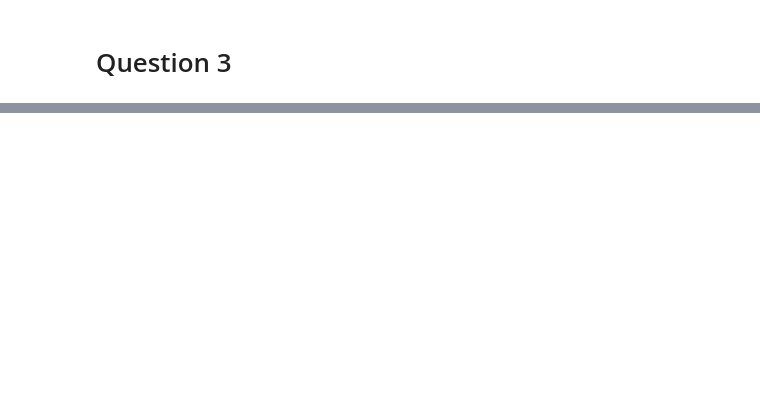
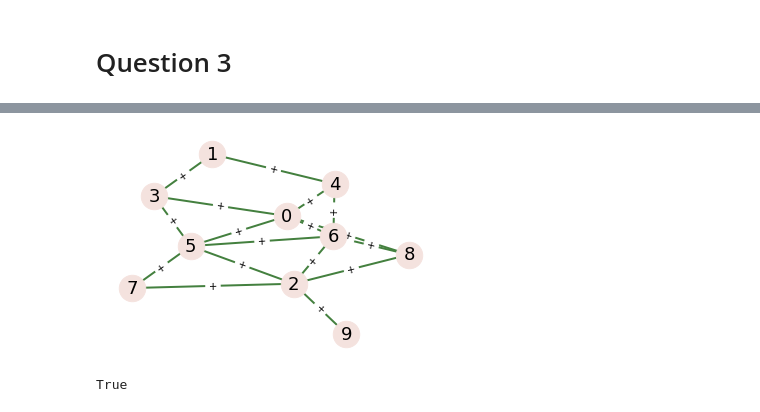
Before and after one commit to SagiPolaczek/Social-Network-TAU, a Jupyter notebook: Ex1/Ex1.ipynb, the cells around one changed output, grey strips where cells are left out. Drawn from its saved outputs; the diff is of its cells as text; code cells hidden in the pictures; blank space fills up the shorter version.

```diff
--- a/Ex1/Ex1.ipynb
+++ b/Ex1/Ex1.ipynb
@@ -198,5 +201,5 @@ Requirement already satisfied: unionfind in /Users/sagipolaczek/opt/anaconda3/li
 def set_random_signs_to_edges(G, p):
     signs_dict = {edge:'+' if (p>np.random.rand(1)[0]) else '-' for edge in G.edges}
     nx.set_edge_attributes(G, signs_dict, "sign")
-    return G
+    return signs_dict, G
 # %%
@@ -246,5 +232,31 @@ def check_balance(G, draw_SCC=False):
 
     return is_bipartite(SCC_graph)
-# %%
-G = get_erdos_renyi_model(10, .4)
-G = set_random_signs_to_edges(G, .95)
+# %%
+def draw_graph_with_signs(G, signs_dict):
+    # Seperating negative to positive edges
+    positive_edges, negative_edges = [], []
+    for edge, sign in signs_dict.items():
+        if sign == '+':
+            positive_edges.append(edge)
+        else:
+            negative_edges.append(edge)
+
+    # Plots
+    pos = nx.spring_layout(G)
+    nx.draw_networkx_nodes(G, pos, node_size=700, node_color='#F4E2DE')
+    nx.draw_networkx_edges(G, pos, edgelist=positive_edges, width=2, edge_color='#44803F')
+    nx.draw_networkx_edges(G, pos, edgelist=negative_edges, width=2, edge_color='#FF5A33')
+    nx.draw_networkx_labels(G, pos, font_size=18, font_family='sans-serif')
+    nx.draw_networkx_edge_labels(G, pos, edge_labels=signs_dict)
+    plt.axis('off')
+    plt.show()
+# %%
+G = get_erdos_renyi_model(10, .4)
+signs_dict, G = set_random_signs_to_edges(G, .95)
+draw_graph_with_signs(G, signs_dict)
+# %% [output]
+[figure, added]
+# %%
+check_balance(G)
+# %% [output]
+True
```
Also changed, not shown: parts of 9 cells of this notebook.
